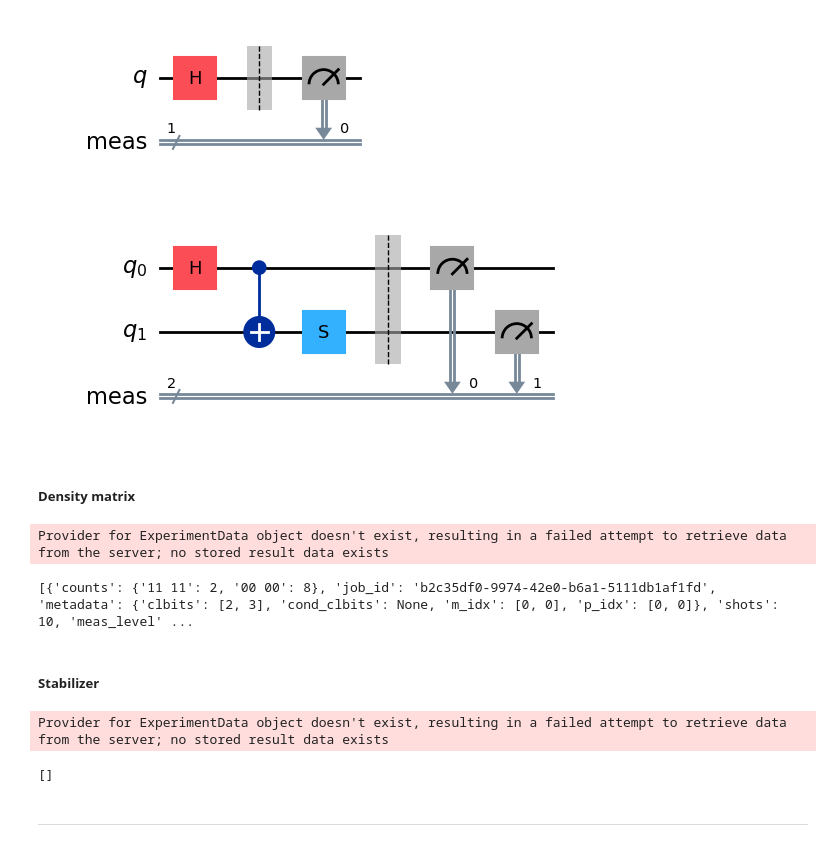
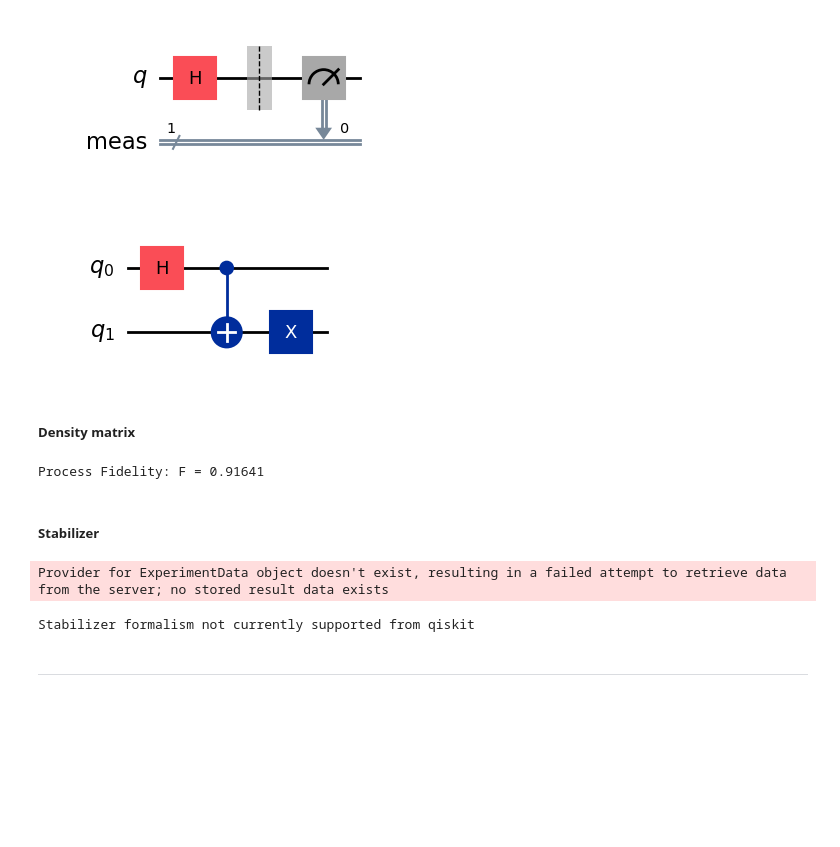
Before and after one commit to Moriarty2002/quantum-information, a Jupyter notebook: src/elaborato.ipynb, the cells around one changed output. Cells and saved outputs as stored; diff of their text form; code cells hidden in the pictures; blank space fills up the shorter version.

```diff
--- a/src/elaborato.ipynb
+++ b/src/elaborato.ipynb
@@ -539,20 +543,20 @@ qc_tomo_overhead.draw('mpl')
 # %%
 # Crea un circuito quantistico con 2 qubit
 qc_tomo = QuantumCircuit(2)
 
 # Layer 1: Crea entanglement
 qc_tomo.h(0)
 qc_tomo.cx(0, 1)
 
 # Layer 2: Aggiungi una porta singola
-qc_tomo.s(1)
+qc_tomo.x(1)
 
 # Misura tutti i qubit
-qc_tomo.measure_all()
+# qc_tomo.measure_all()
 
 qc_tomo.draw('mpl')
 # %% [output]
-[figure, old version]
+[figure, new version]
 # %%
 # qc_to_ps_tomo = qc_tomo_overhead
 qc_to_ps_tomo = qc_tomo
@@ -563,11 +567,14 @@ simulator_density = AerSimulator(method="density_matrix")
 
 circuit_tomo_density = ProcessTomography(qc_to_ps_tomo, simulator_density)
 
-res = circuit_tomo_density.run(simulator_density, shots=10)
-print(res.data())
+res = circuit_tomo_density.run(simulator_density, shots=100)
+experimental_result = res.analysis_results("state").value # Experimental choi matrix
+
+fidelity = process_fidelity(channel=experimental_result, target=Choi(qc_to_ps_tomo), require_tp=False)
+
+print('Process Fidelity: F = {:.5f}'.format(fidelity))
 # %% [output]
-Provider for ExperimentData object doesn't exist, resulting in a failed attempt to retrieve data from the server; no stored result data exists
+Process Fidelity: F = 0.91641
-[{'counts': {'11 11': 2, '00 00': 8}, 'job_id': 'b2c35df0-9974-42e0-b6a1-5111db1af1fd', 'metadata': {'clbits': [2, 3], 'cond_clbits': None, 'm_idx': [0, 0], 'p_idx': [0, 0]}, 'shots': 10, 'meas_level' ...
 # %% [markdown]
 <h5>Stabilizer</h5>
 # %%
@@ -576,12 +583,12 @@ simulator_stabilizer = AerSimulator(method="stabilizer")
 circuit_tomo_stabilizer = ProcessTomography(qc_to_ps_tomo, simulator_stabilizer)
 
 res = circuit_tomo_stabilizer.run(simulator_stabilizer, shots=10)
-print(res.data())
 
-#TODO: VEDERE PERCHE' NON FUNZIONA
+if not len(res.data()):
+    print("Stabilizer formalism not currently supported from qiskit")
 # %% [output]
 Provider for ExperimentData object doesn't exist, resulting in a failed attempt to retrieve data from the server; no stored result data exists
-[]
+Stabilizer formalism not currently supported from qiskit
 # %% [markdown]
 ---
 # %% [markdown]
```
Also changed, not shown: parts of 9 cells of this notebook.
